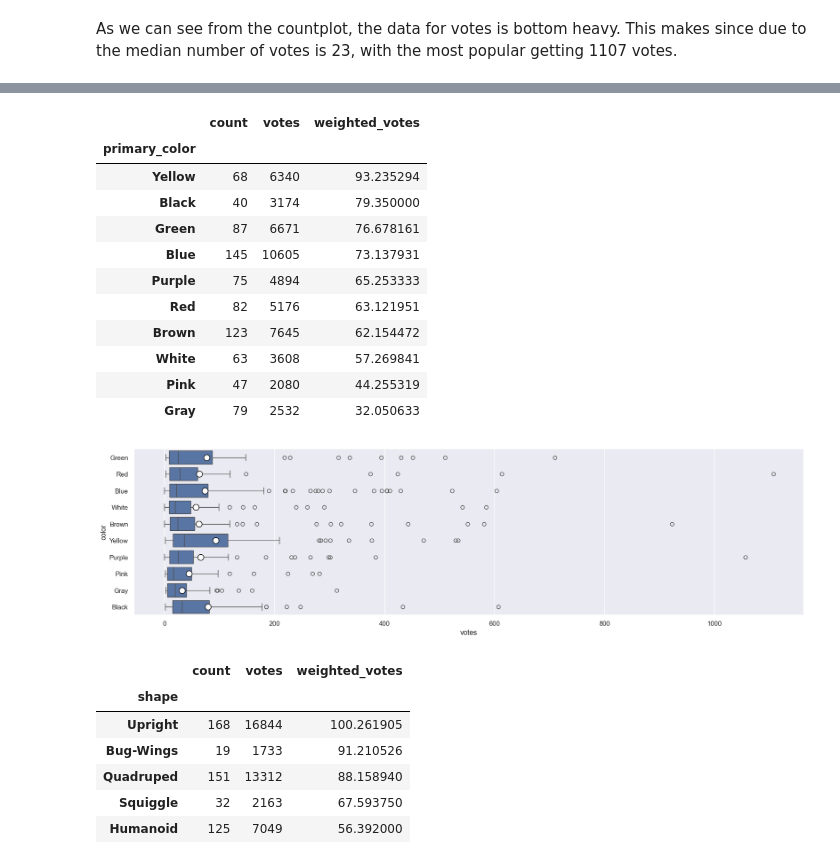
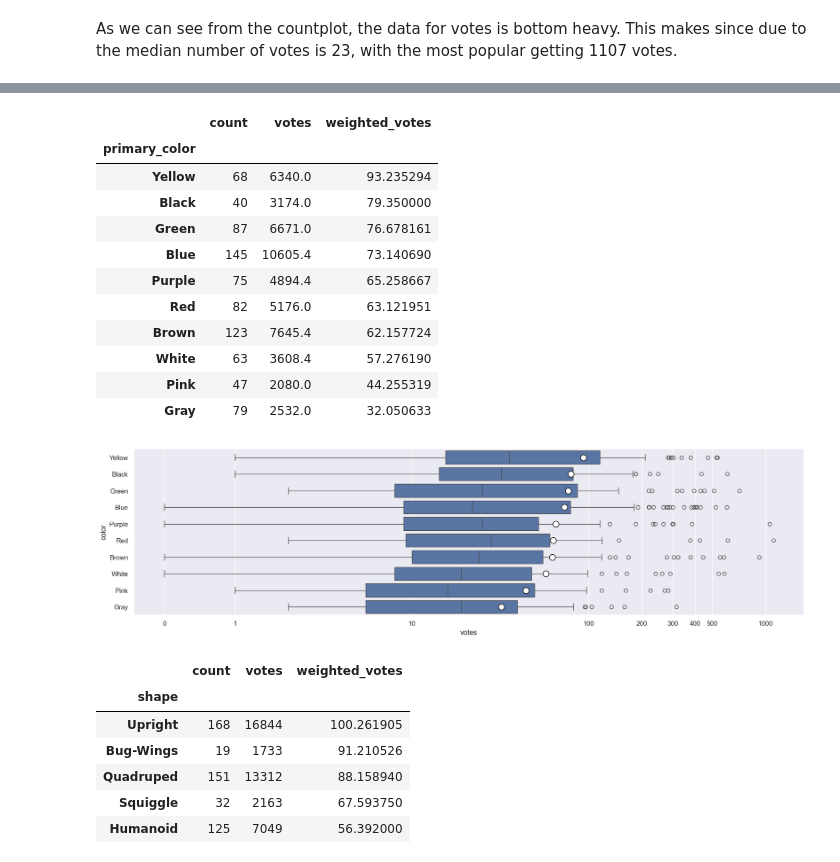
Before and after one commit to LeeMerrow/Pokemon-Popularity, a Jupyter notebook: Pokemon.ipynb, the cells around one changed output, grey strips where cells are left out. Saved outputs shown, nothing was run; the diff lists cells and outputs as text; code cells hidden in the pictures.

```diff
--- a/Pokemon.ipynb
+++ b/Pokemon.ipynb
@@ -335,10 +379,33 @@ sns.heatmap(stats.corr()[['votes']].sort_values(by='votes', ascending=False),
+# %%
+def sort_plot(df, column_name, column_list):
+    """"
+    Sort function to sort df by a column to make plots sort in the way that I want them too
+
+    """
+    sort = pd.Series(column_list, name=column_name).to_frame()
+    sort_df = pd.merge(sort, df, on=column_name, how='left')
+    return sort_df
+
+def vote_count(dataframe, vote_lookup):
+    # Filter rows based on the specified vote count
+    filtered_data = dataframe[dataframe['votes'] == vote_lookup]
+
+    # Get the number of rows with the specified vote count and return it
+    return len(filtered_data)
+
+def label_bin(dataframe, bin_height):
+    bin_list = [0]
+    count = 0
+    for x in range(dataframe.max()):
+
+        target = bin_height[count]
 # %%
 columns_to_drop = ['nat_dex', 'name', 'gen_introduced', 'hp',
                     'attack', 'defense', 'special_attack',
                     'special_defense', 'speed', 'legendary',
                     'mythical', 'forms_switchable', 'shape',
                     'type1', 'type2', 'egg_group1', 'egg_group2']
-color = poke.drop(columns=columns_to_drop)
+color = poke_log.drop(columns=columns_to_drop)
 color = color.groupby('primary_color').sum()
 color = color.rename(columns={'is_default':'count'})
 color['weighted_votes'] = color['votes']/color['count']
@@ -347,27 +414,34 @@ color.sort_values('weighted_votes', ascending=False)
 # %% [output]
 |  | count | votes | weighted_votes |
 | primary_color |  |  |  |
-| Yellow | 68 | 6340 | 93.235294 |
-| Black | 40 | 3174 | 79.350000 |
-| Green | 87 | 6671 | 76.678161 |
-| Blue | 145 | 10605 | 73.137931 |
-| Purple | 75 | 4894 | 65.253333 |
-| Red | 82 | 5176 | 63.121951 |
-| Brown | 123 | 7645 | 62.154472 |
-| White | 63 | 3608 | 57.269841 |
-| Pink | 47 | 2080 | 44.255319 |
-| Gray | 79 | 2532 | 32.050633 |
+| Yellow | 68 | 6340.0 | 93.235294 |
+| Black | 40 | 3174.0 | 79.350000 |
+| Green | 87 | 6671.0 | 76.678161 |
+| Blue | 145 | 10605.4 | 73.140690 |
+| Purple | 75 | 4894.4 | 65.258667 |
+| Red | 82 | 5176.0 | 63.121951 |
+| Brown | 123 | 7645.4 | 62.157724 |
+| White | 63 | 3608.4 | 57.276190 |
+| Pink | 47 | 2080.0 | 44.255319 |
+| Gray | 79 | 2532.0 | 32.050633 |
 # %%
 sns.set(style='darkgrid', rc={'figure.figsize':(20, 5)})
 
+color_box = sns.boxplot(x='votes', y='primary_color', data=sort_plot(poke_log, 'primary_color', color_index), #hue='forms_switchable',
+                showmeans=True, #meanline=True,
+                meanprops={'marker':'o','markerfacecolor':'white', 'markeredgecolor':'black','markersize':'10'})
+plt.xscale('log')
+color_box.set_ylabel('color')
 
-sns.boxplot(x='votes', y='primary_color', data=poke, #hue='forms_switchable',
-            showmeans=True, #meanline=True,
-            meanprops={'marker':'o','markerfacecolor':'white', 'markeredgecolor':'black','markersize':'10'},
-        ).set(ylabel='color')
+ticks = [.4, 1, 10, 100, 200, 300, 400, 500, 1000]
+ticks_label = [0, 1, 10, 100, 200, 300, 400, 500, 1000]
+color_box.set_xticks(ticks)
+color_box.set_xticklabels(ticks_label)
+
+
 plt.show()
 # %% [output]
-[figure, old version]
+[figure, new version]
 # %%
 columns_to_drop = ['nat_dex', 'name', 'gen_introduced','hp',
                 'attack', 'defense', 'special_attack','special_defense',
```
Also changed, not shown: parts of 15 cells of this notebook.
